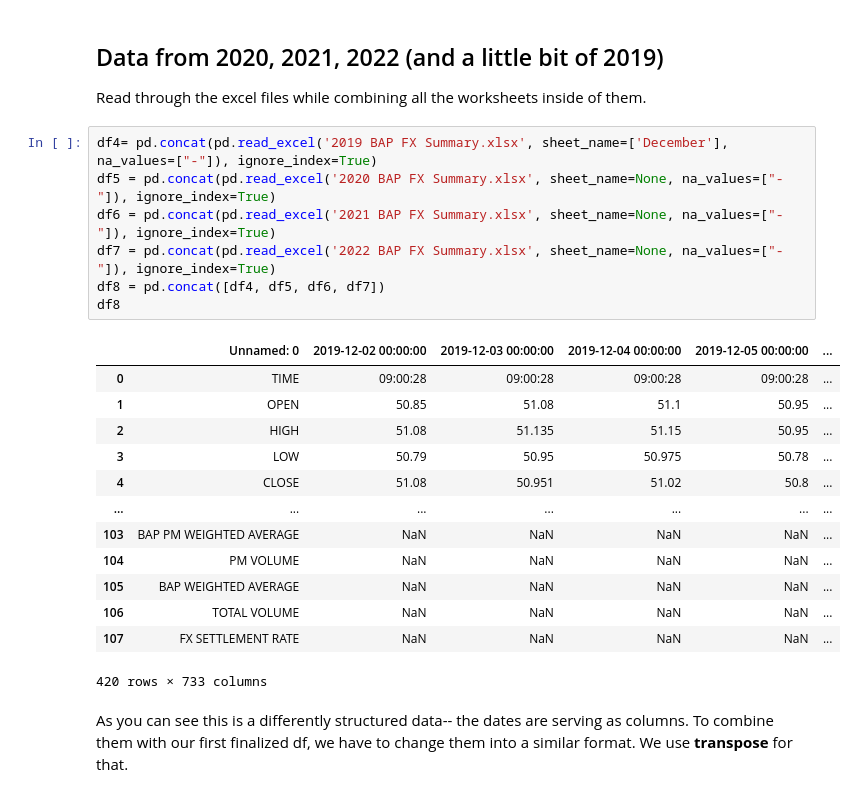
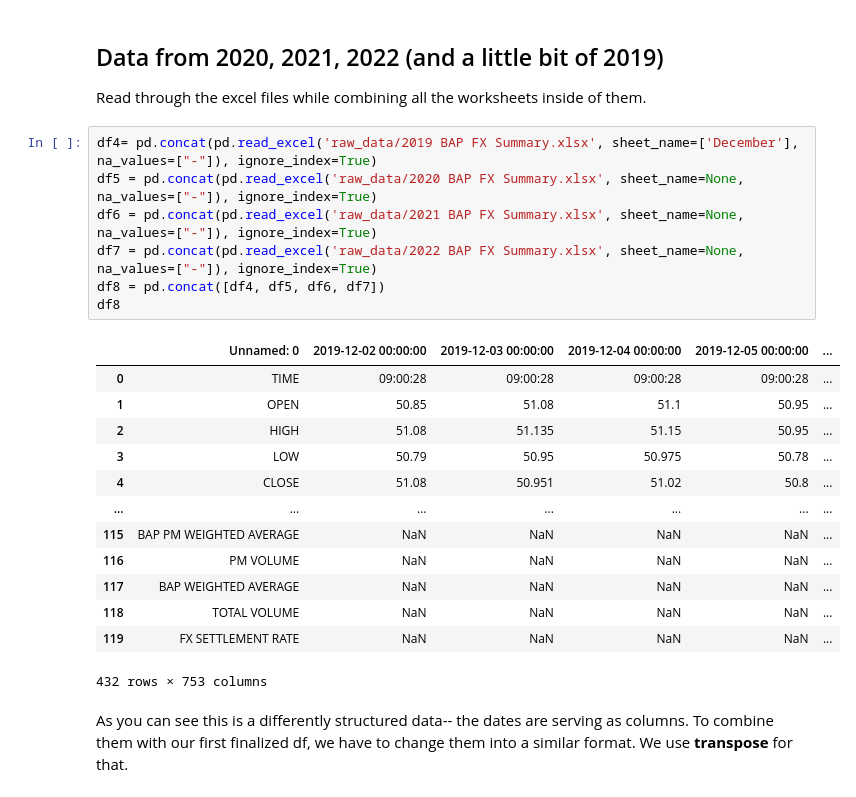
Before and after one commit to pmagtulis/usd-php-forex, a Jupyter notebook: forex-ph.ipynb, the cells around one changed output. Saved outputs shown, nothing was run; the diff lists cells and outputs as text.

```diff
--- a/cleaning-forex-ph 4.55.39 PM.ipynb
+++ b/forex-ph.ipynb
@@ -123,26 +123,26 @@ df3.head()
 
 Read through the excel files while combining all the worksheets inside of them.
 # %%
-df4= pd.concat(pd.read_excel('2019 BAP FX Summary.xlsx', sheet_name=['December'], na_values=["-"]), ignore_index=True)
-df5 = pd.concat(pd.read_excel('2020 BAP FX Summary.xlsx', sheet_name=None, na_values=["-"]), ignore_index=True)
-df6 = pd.concat(pd.read_excel('2021 BAP FX Summary.xlsx', sheet_name=None, na_values=["-"]), ignore_index=True)
-df7 = pd.concat(pd.read_excel('2022 BAP FX Summary.xlsx', sheet_name=None, na_values=["-"]), ignore_index=True)
+df4= pd.concat(pd.read_excel('raw_data/2019 BAP FX Summary.xlsx', sheet_name=['December'], na_values=["-"]), ignore_index=True)
+df5 = pd.concat(pd.read_excel('raw_data/2020 BAP FX Summary.xlsx', sheet_name=None, na_values=["-"]), ignore_index=True)
+df6 = pd.concat(pd.read_excel('raw_data/2021 BAP FX Summary.xlsx', sheet_name=None, na_values=["-"]), ignore_index=True)
+df7 = pd.concat(pd.read_excel('raw_data/2022 BAP FX Summary.xlsx', sheet_name=None, na_values=["-"]), ignore_index=True)
 df8 = pd.concat([df4, df5, df6, df7])
 df8
 # %% [output]
 |  | Unnamed: 0 | 2019-12-02 00:00:00 | 2019-12-03 00:00:00 | 2019-12-04 00:00:00 | 2019-12-05 00:00:00 | ... |
 | 0 | TIME | 09:00:28 | 09:00:28 | 09:00:28 | 09:00:28 | ... |
 | 1 | OPEN | 50.85 | 51.08 | 51.1 | 50.95 | ... |
 | 2 | HIGH | 51.08 | 51.135 | 51.15 | 50.95 | ... |
 | 3 | LOW | 50.79 | 50.95 | 50.975 | 50.78 | ... |
 | 4 | CLOSE | 51.08 | 50.951 | 51.02 | 50.8 | ... |
 | ... | ... | ... | ... | ... | ... | ... |
-| 103 | BAP PM WEIGHTED AVERAGE | NaN | NaN | NaN | NaN | ... |
-| 104 | PM VOLUME | NaN | NaN | NaN | NaN | ... |
-| 105 | BAP WEIGHTED AVERAGE | NaN | NaN | NaN | NaN | ... |
-| 106 | TOTAL VOLUME | NaN | NaN | NaN | NaN | ... |
-| 107 | FX SETTLEMENT RATE | NaN | NaN | NaN | NaN | ... |
+| 115 | BAP PM WEIGHTED AVERAGE | NaN | NaN | NaN | NaN | ... |
+| 116 | PM VOLUME | NaN | NaN | NaN | NaN | ... |
+| 117 | BAP WEIGHTED AVERAGE | NaN | NaN | NaN | NaN | ... |
+| 118 | TOTAL VOLUME | NaN | NaN | NaN | NaN | ... |
+| 119 | FX SETTLEMENT RATE | NaN | NaN | NaN | NaN | ... |
-420 rows × 733 columns
+432 rows × 753 columns
 # %% [markdown]
 As you can see this is a differently structured data-- the dates are serving as columns. To combine them with our first finalized df, we have to change them into a similar format. We use **transpose** for that.
 # %%
```
Also changed, not shown: parts of 9 cells of this notebook, 2 other files.
